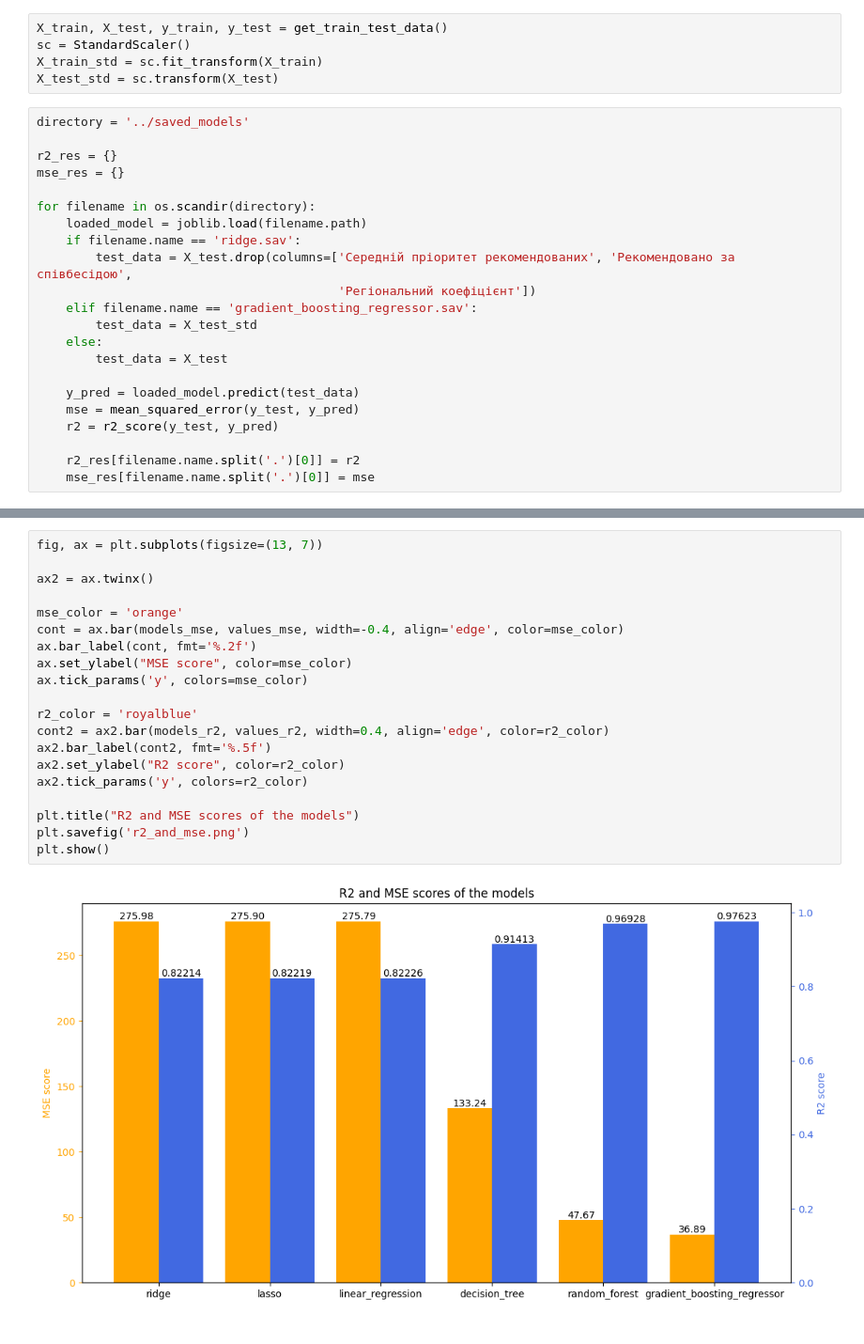
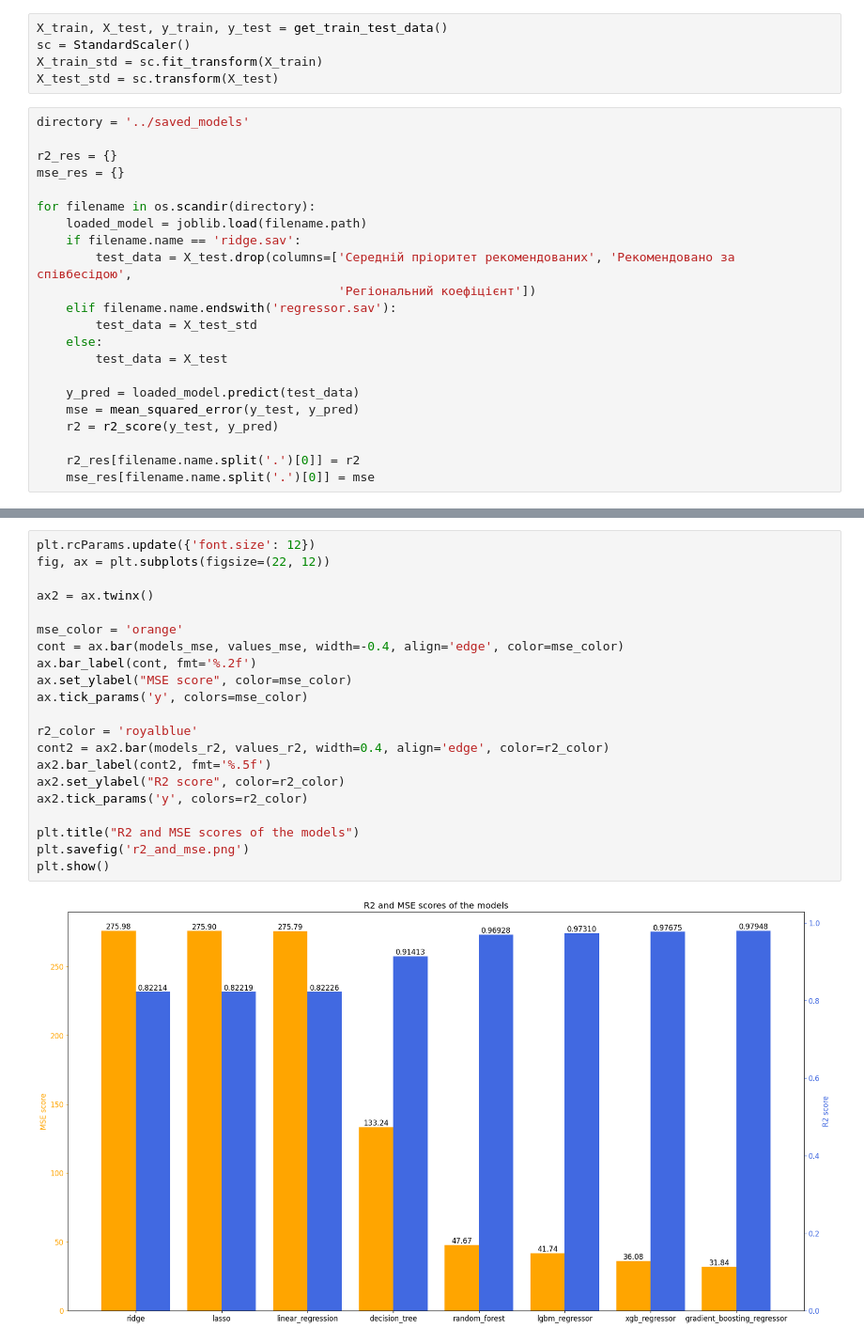
Before and after one commit to Natanius18/diploma, a Jupyter notebook: tools/models_comparing.ipynb, the cells around one changed output, grey strips where cells are left out. Shown at 94% size. Cells and saved outputs as stored; diff of their text form.

```diff
--- a/tools/models_comparing.ipynb
+++ b/tools/models_comparing.ipynb
@@ -24,7 +24,7 @@ for filename in os.scandir(directory):
     if filename.name == 'ridge.sav':
         test_data = X_test.drop(columns=['Середній пріоритет рекомендованих', 'Рекомендовано за співбесідою',
                                          'Регіональний коефіцієнт'])
-    elif filename.name == 'gradient_boosting_regressor.sav':
+    elif filename.name.endswith('regressor.sav'):
         test_data = X_test_std
     else:
         test_data = X_test
@@ -68,22 +68,23 @@ plt.show()
 # %%
-fig, ax = plt.subplots(figsize=(13, 7))
+plt.rcParams.update({'font.size': 12})
+fig, ax = plt.subplots(figsize=(22, 12))
 
 ax2 = ax.twinx()
 
 mse_color = 'orange'
 cont = ax.bar(models_mse, values_mse, width=-0.4, align='edge', color=mse_color)
 ax.bar_label(cont, fmt='%.2f')
 ax.set_ylabel("MSE score", color=mse_color)
 ax.tick_params('y', colors=mse_color)
 
 r2_color = 'royalblue'
 cont2 = ax2.bar(models_r2, values_r2, width=0.4, align='edge', color=r2_color)
 ax2.bar_label(cont2, fmt='%.5f')
 ax2.set_ylabel("R2 score", color=r2_color)
 ax2.tick_params('y', colors=r2_color)
 
 plt.title("R2 and MSE scores of the models")
 plt.savefig('r2_and_mse.png')
 plt.show()
 # %% [output]
-[figure, old version]
+[figure, new version]
```
Also changed, not shown: parts of 2 cells of this notebook, 5 other files.
